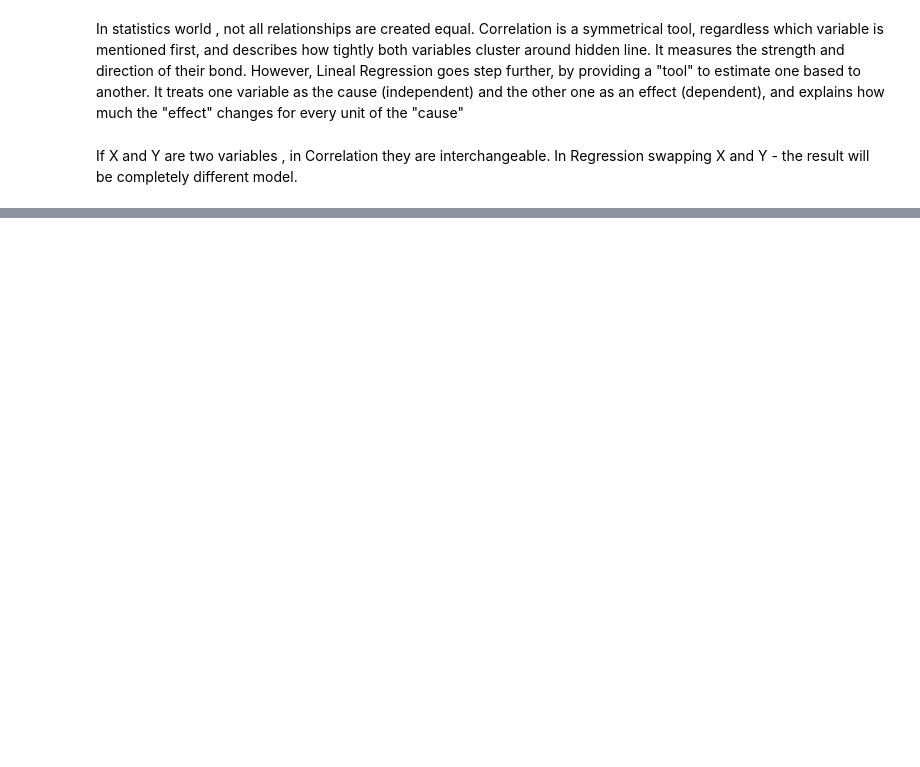
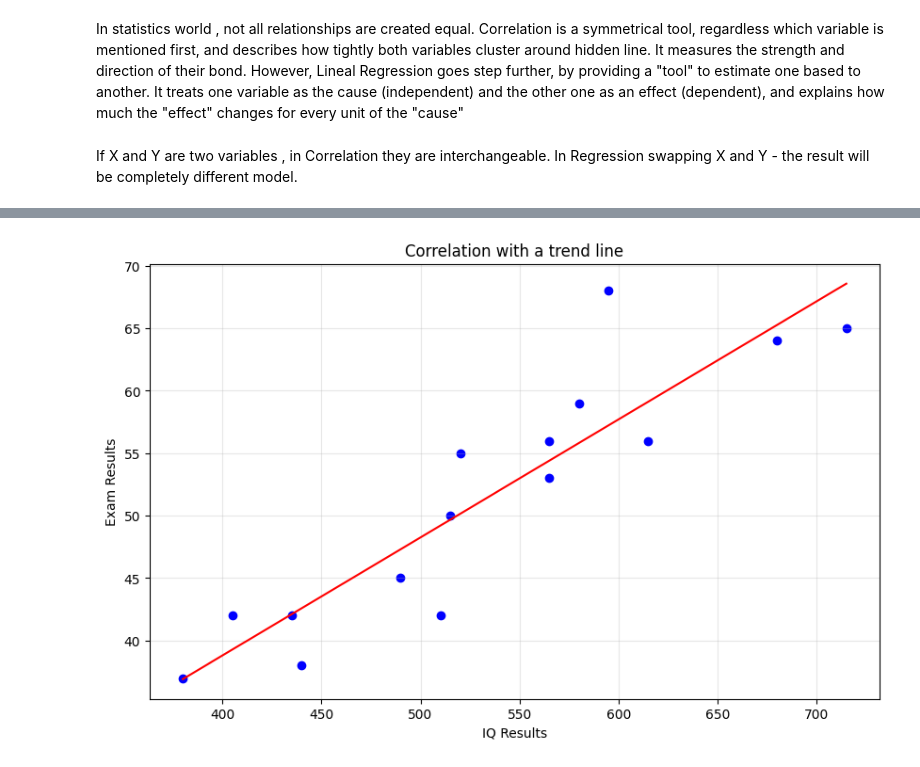
Before and after one commit to Victor-Mechkarov/V-Mechkarov, a Jupyter notebook: Jupyter_Project_Files/Correlation and Linear Regression.ipynb, the cells around one changed output, grey strips where cells are left out. Saved outputs shown, nothing was run; the diff lists cells and outputs as text; code cells hidden in the pictures; blank space fills up the shorter version.

```diff
--- a/Jupyter_Project_Files/Correlation and Linear Regression.ipynb
+++ b/Jupyter_Project_Files/Correlation and Linear Regression.ipynb
@@ -27,0 +52,19 @@ Exzmle:
+# %%
+
+z = np.polyfit(x, y, 1)
+p = np.poly1d(z)
+
+plt.figure(figsize=(10, 6))
+plt.scatter(x, y, color='blue', label='Data')
+plt.grid(False)
+
+plt.plot(sorted(x), p(sorted(x)), color='red')
+plt.grid(False)
+
+plt.title('Correlation with a trend line')
+plt.xlabel('IQ Results')
+plt.ylabel('Exam Results')
+plt.grid(True, alpha=0.3)
+plt.show()
+# %% [output]
+[figure, added]
```
Also changed, not shown: parts of 10 cells of this notebook, 1 other file.
